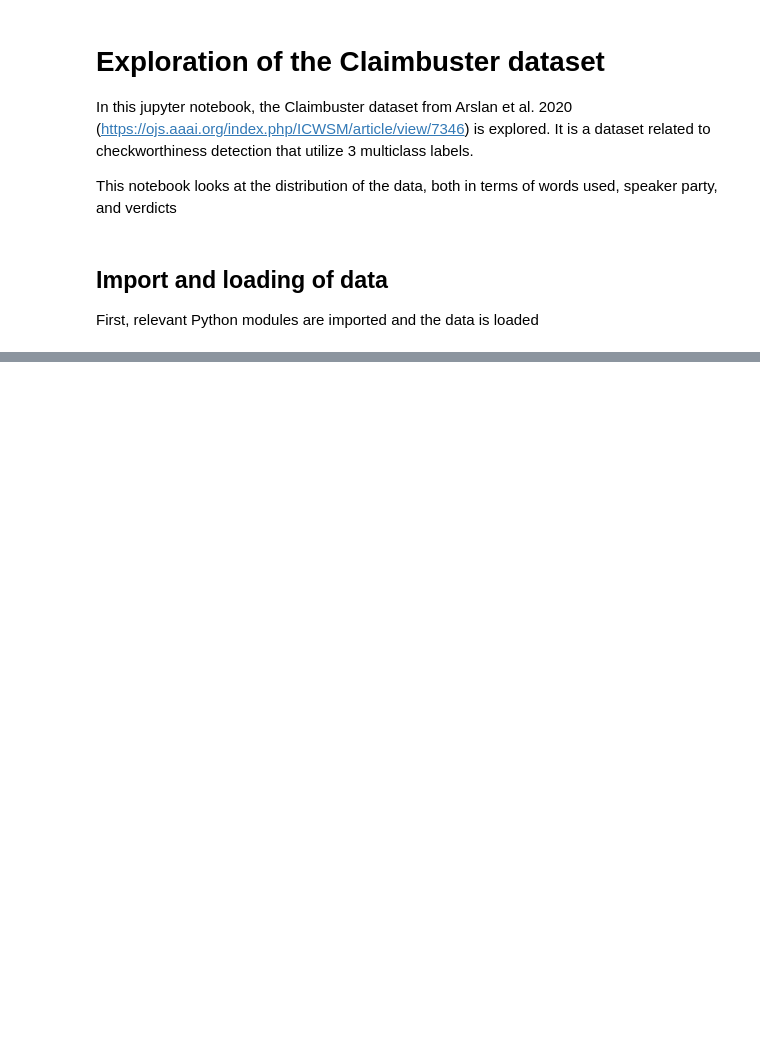
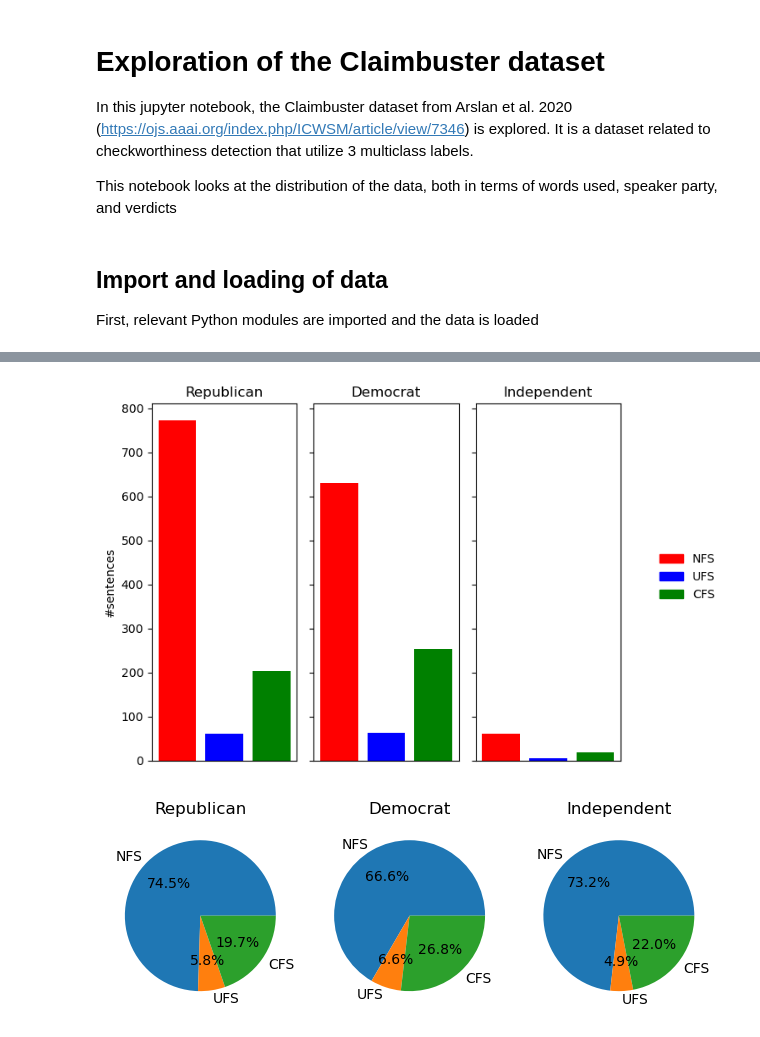
Before and after one commit to matsbratvold/Checkworthiness-Detection-with-Open-Source-LLMs, a Jupyter notebook: src/claimbuster.ipynb, the cells around one changed output, grey strips where cells are left out. Drawn from its saved outputs; the diff is of its cells as text; code cells hidden in the pictures; blank space fills up the shorter version.

```diff
--- a/src/claimbuster.ipynb
+++ b/src/claimbuster.ipynb
@@ -27,0 +90,33 @@ data.head()
+# %%
+%autoreload
+
+speaker_parties = [
+    ClaimbusterSpeakerParty.REPUBLICAN.value,
+    ClaimbusterSpeakerParty.DEMOCRAT.value,
+    ClaimbusterSpeakerParty.INDEPENDENT.value,
+]
+titles = ["Republican", "Democrat", "Independent"]
+legends = ["NFS", "UFS", "CFS"]
+ylabel = "#sentences"
+values = []
+for speaker_party in speaker_parties:
+    verdict_counts = data[data["Speaker_party"] == speaker_party].groupby("Verdict", sort=True).size().to_list()
+    values += verdict_counts
+bar_plot_file_path = os.path.join("..", "figures", "claimbuster", "verdict_distribution", "speaker_party_bar_plot.png")
+if not os.path.exists(os.path.dirname(bar_plot_file_path)):
+    os.makedirs(os.path.dirname(bar_plot_file_path))
+show_sub_plots_with_legends(
+    values=values,
+    group_size=3,
+    titles=titles,
+    legends=legends,
+    ylabel=ylabel,
+    colors=["red", "blue", "green"],
+    file_path=bar_plot_file_path
+)
+
+pie_chart_file_path = os.path.join("..", "figures", "claimbuster", "verdict_distribution", "speaker_party_pie_chart.png")
+show_sub_plots_pie_chart(values=values, group_size=3, titles=titles, labels=legends, file_path=pie_chart_file_path)
+# %% [output]
+[figure, added]
+[figure, added]
```
Also changed, not shown: parts of 9 cells of this notebook, 15 other files.
